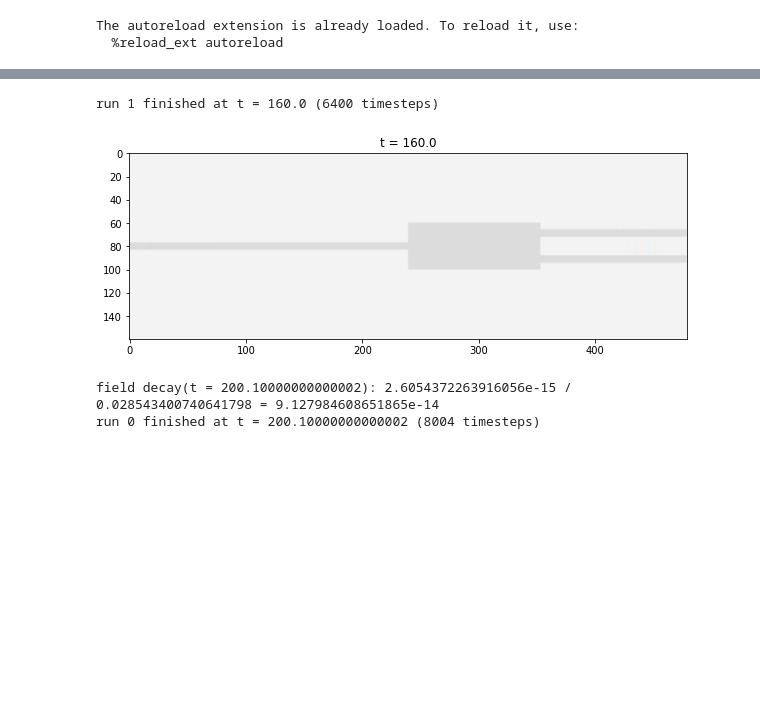
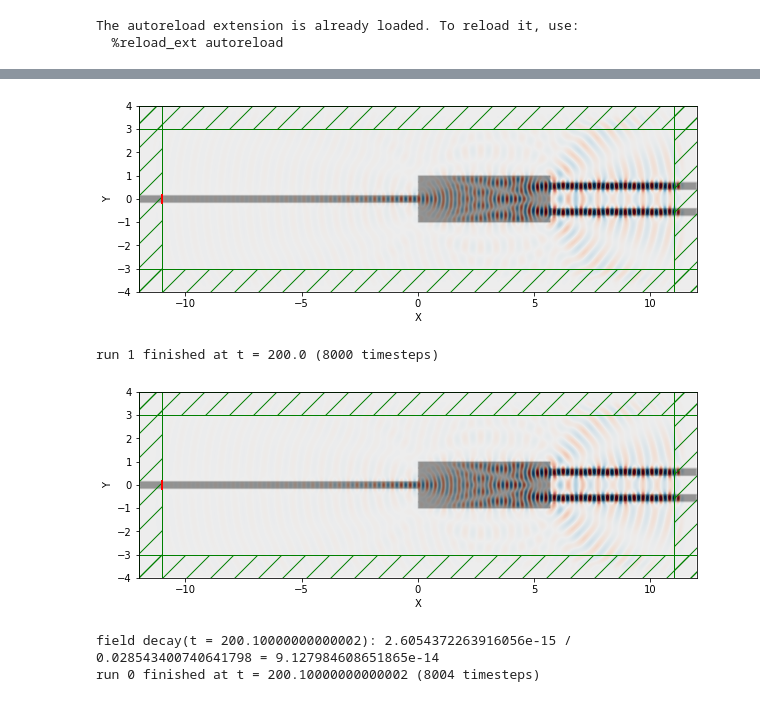
Before and after one commit to atait/jupyter-meep, a Jupyter notebook: notebooks/MMIs/MMI_1x2.ipynb, the cells around one changed output, grey strips where cells are left out. Cells and saved outputs as stored; diff of their text form; code cells hidden in the pictures; blank space fills up the shorter version.

```diff
--- a/notebooks/MMIs/MMI_1x2.ipynb
+++ b/notebooks/MMIs/MMI_1x2.ipynb
@@ -125,23 +151,32 @@ def livefield(sim):
 # %%
+fi, ax = plt.subplots(figsize=(10,6))
+
 def plot_sim(until=200):
     sim.reset_meep()
-    shutil.rmtree('outputs', ignore_errors=True)
-    sim.use_output_directory('outputs')
+    Animate = mp.Animate2D(sim, f=fi, fields=mp.Ey)
+    def livefield(sim):
+        Animate(sim, 'step')
+        display.clear_output(wait=True);
+        display.display(fi)
+#     shutil.rmtree('outputs', ignore_errors=True)
+#     sim.use_output_directory('outputs')
     sim.run(
-            mp.at_beginning(livefield),
+#             mp.at_beginning(livefield),
             mp.at_every(5, livefield),
-            mp.at_every(1, mp.output_png(mp.Ey, "-Zc dkbluered")),
+#         mp.at_every(5, Animate),
+#             mp.at_every(1, mp.output_png(mp.Ey, "-Zc dkbluered")),
 #             mp.to_appended("ez", mp.at_every(0.6, mp.output_efield_z)),
             until=until)
     # now make the gif
-    subprocess.check_call(['convert', 'outputs/ey-*.png', 'ey.gif'])
-    subprocess.check_call(['open', '-a', 'Safari', 'ey.gif'])
+#     subprocess.check_call(['convert', 'outputs/ey-*.png', 'ey.gif'])
+#     subprocess.check_call(['open', '-a', 'Safari', 'ey.gif'])
 
-plt.figure(figsize=(10,6))
-plot_sim(160)
+# plt.figure(figsize=(10,6))
+plot_sim(200)
 # %% [output]
+[figure, new version]
-run 1 finished at t = 160.0 (6400 timesteps)
+run 1 finished at t = 200.0 (8000 timesteps)
-[figure, old version]
+[figure, added]
 # %%
 # Ok first do the straight waveguide
 def do_baseline():
```
Also changed, not shown: parts of 7 cells of this notebook, 5 other files.
